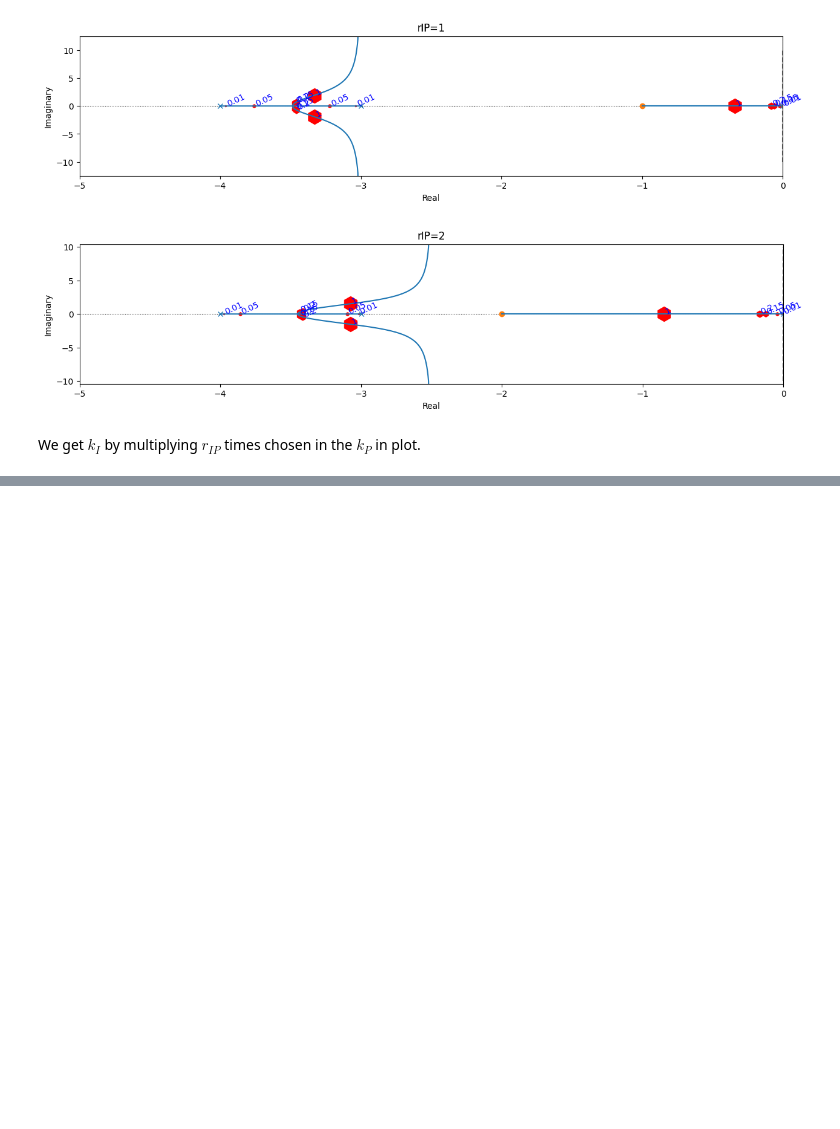
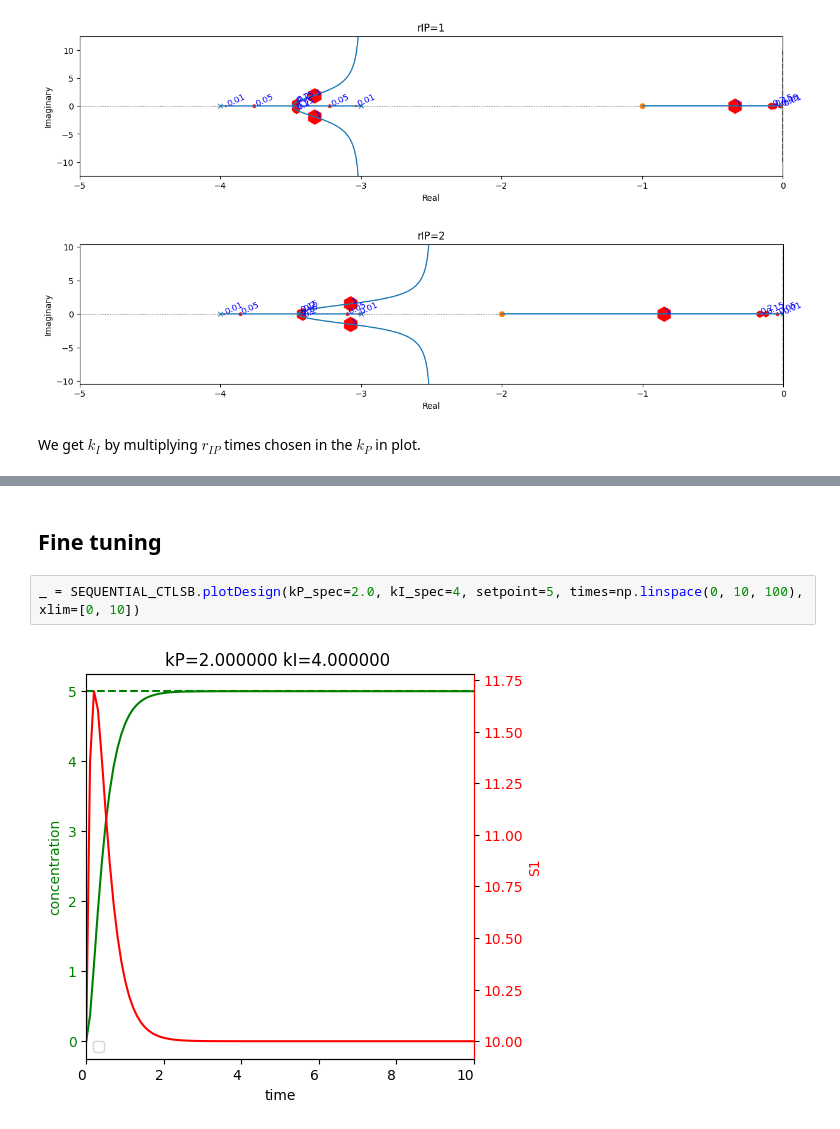
Before and after one commit to joseph-hellerstein/advanced-controls-lectures, a Jupyter notebook: short_class_lectures/Lecture_7_Root_Locus_Design/root_locus_analysis.ipynb, the cells around one changed output, grey strips where cells are left out. Drawn from its saved outputs; the diff is of its cells as text; blank space fills up the shorter version.

```diff
--- a/short_class_lectures/Lecture_7_Root_Locus_Design/root_locus_analysis.ipynb
+++ b/short_class_lectures/Lecture_7_Root_Locus_Design/root_locus_analysis.ipynb
@@ -519,0 +619,6 @@ We get $k_I$ by multiplying $r_{IP}$ times chosen in the $k_P$ in plot.
+# %% [markdown]
+## Fine tuning
+# %%
+_ = SEQUENTIAL_CTLSB.plotDesign(kP_spec=2.0, kI_spec=4, setpoint=5, times=np.linspace(0, 10, 100), xlim=[0, 10])
+# %% [output]
+[figure, added]
```
Also changed, not shown: parts of 15 cells of this notebook.
